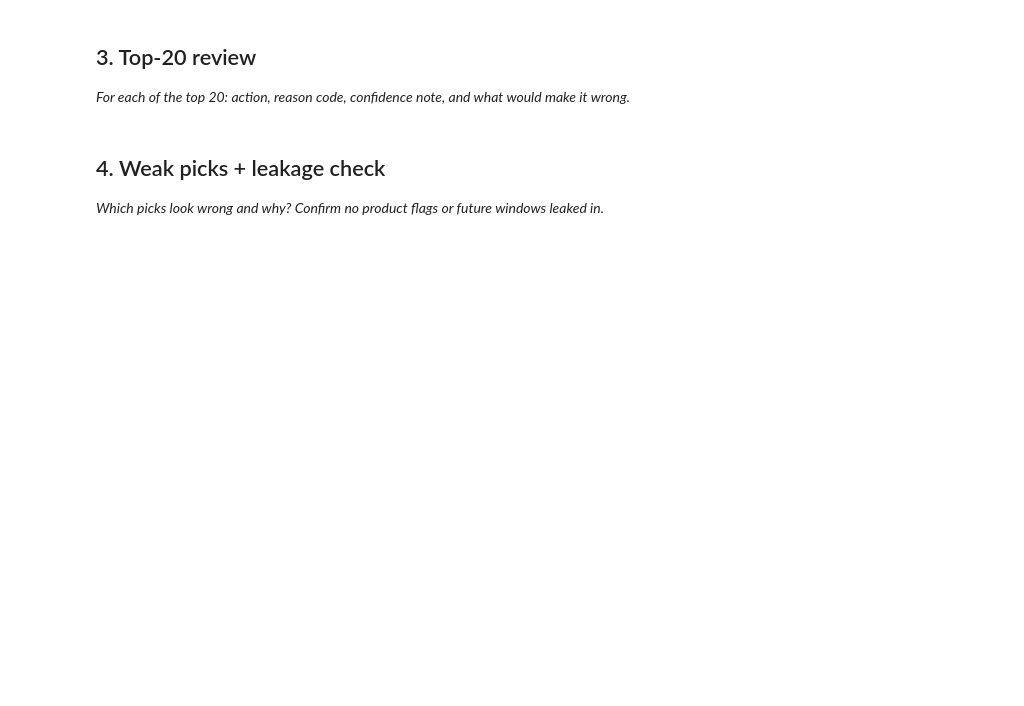
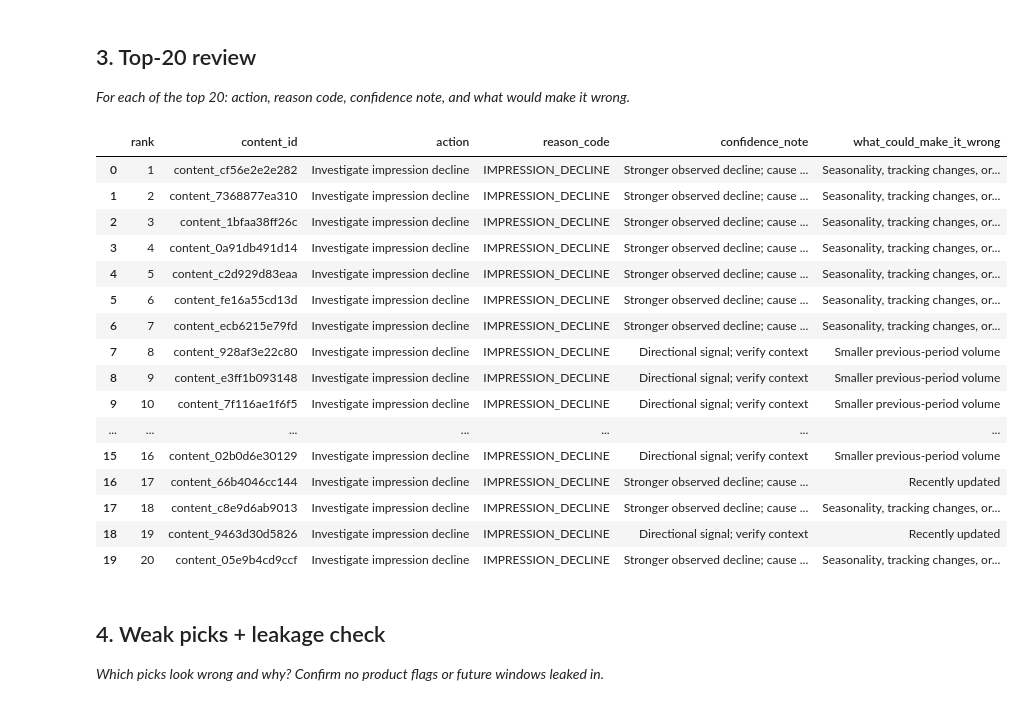
Before and after one commit to Pallavibt/flyrank-ml-internship, a Jupyter notebook: work/notebooks/w04_baseline_score.ipynb, the cells around one changed output. Cells and saved outputs as stored; diff of their text form; code cells hidden in the pictures; blank space fills up the shorter version.

```diff
--- a/work/notebooks/w04_baseline_score.ipynb
+++ b/work/notebooks/w04_baseline_score.ipynb
@@ -30,3 +301,68 @@ This skeleton is yours to fill. Work the sections **in order** — each one has
+# %%
+
+# Section 3: Human review of the top 20 ranked candidates
+
+top20_review = df.head(20).copy()
+
+def confidence_note(row):
+    if (
+        row["impressions_prev_30d"] >= 1000
+        and row["impression_change_pct"] <= -40
+    ):
+        return "Stronger observed decline; cause unverified"
+    elif row["impressions_prev_30d"] >= 100:
+        return "Directional signal; verify context"
+    return "Limited evidence; verify data"
+
+def what_could_make_it_wrong(row):
+    reasons = []
+    if row["impressions_prev_30d"] < 1000:
+        reasons.append("Smaller previous-period volume")
+    if pd.isna(row["avg_position_clean"]):
+        reasons.append("No usable average position")
+    elif row["avg_position_clean"] <= 3:
+        reasons.append("Already ranks near the top")
+    if row["days_since_last_update"] < 30:
+        reasons.append("Recently updated")
+    if not reasons:
+        reasons.append("Seasonality, tracking changes, or demand shifts may explain decline")
+    return "; ".join(reasons)
+
+top20_review["confidence_note"] = top20_review.apply(
+    confidence_note, axis=1
+)
+top20_review["what_could_make_it_wrong"] = top20_review.apply(
+    what_could_make_it_wrong, axis=1
+)
+
+review_columns = [
+    "rank",
+    "content_id",
+    "action",
+    "reason_code",
+    "confidence_note",
+    "what_could_make_it_wrong",
+]
+
+display(top20_review[review_columns])
+# %% [output]
+|  | rank | content_id | action | reason_code | confidence_note | what_could_make_it_wrong |
+| 0 | 1 | content_cf56e2e2e282 | Investigate impression decline | IMPRESSION_DECLINE | Stronger observed decline; cause ... | Seasonality, tracking changes, or... |
+| 1 | 2 | content_7368877ea310 | Investigate impression decline | IMPRESSION_DECLINE | Stronger observed decline; cause ... | Seasonality, tracking changes, or... |
+| 2 | 3 | content_1bfaa38ff26c | Investigate impression decline | IMPRESSION_DECLINE | Stronger observed decline; cause ... | Seasonality, tracking changes, or... |
+| 3 | 4 | content_0a91db491d14 | Investigate impression decline | IMPRESSION_DECLINE | Stronger observed decline; cause ... | Seasonality, tracking changes, or... |
+| 4 | 5 | content_c2d929d83eaa | Investigate impression decline | IMPRESSION_DECLINE | Stronger observed decline; cause ... | Seasonality, tracking changes, or... |
+| 5 | 6 | content_fe16a55cd13d | Investigate impression decline | IMPRESSION_DECLINE | Stronger observed decline; cause ... | Seasonality, tracking changes, or... |
+| 6 | 7 | content_ecb6215e79fd | Investigate impression decline | IMPRESSION_DECLINE | Stronger observed decline; cause ... | Seasonality, tracking changes, or... |
+| 7 | 8 | content_928af3e22c80 | Investigate impression decline | IMPRESSION_DECLINE | Directional signal; verify context | Smaller previous-period volume |
+| 8 | 9 | content_e3ff1b093148 | Investigate impression decline | IMPRESSION_DECLINE | Directional signal; verify context | Smaller previous-period volume |
+| 9 | 10 | content_7f116ae1f6f5 | Investigate impression decline | IMPRESSION_DECLINE | Directional signal; verify context | Smaller previous-period volume |
+| ... | ... | ... | ... | ... | ... | ... |
+| 15 | 16 | content_02b0d6e30129 | Investigate impression decline | IMPRESSION_DECLINE | Directional signal; verify context | Smaller previous-period volume |
+| 16 | 17 | content_66b4046cc144 | Investigate impression decline | IMPRESSION_DECLINE | Stronger observed decline; cause ... | Recently updated |
+| 17 | 18 | content_c8e9d6ab9013 | Investigate impression decline | IMPRESSION_DECLINE | Stronger observed decline; cause ... | Seasonality, tracking changes, or... |
+| 18 | 19 | content_9463d30d5826 | Investigate impression decline | IMPRESSION_DECLINE | Directional signal; verify context | Recently updated |
+| 19 | 20 | content_05e9b4cd9ccf | Investigate impression decline | IMPRESSION_DECLINE | Stronger observed decline; cause ... | Seasonality, tracking changes, or... |
 # %% [markdown]
 ## 4. Weak picks + leakage check
 
```
Also changed, not shown: parts of 14 cells of this notebook.
